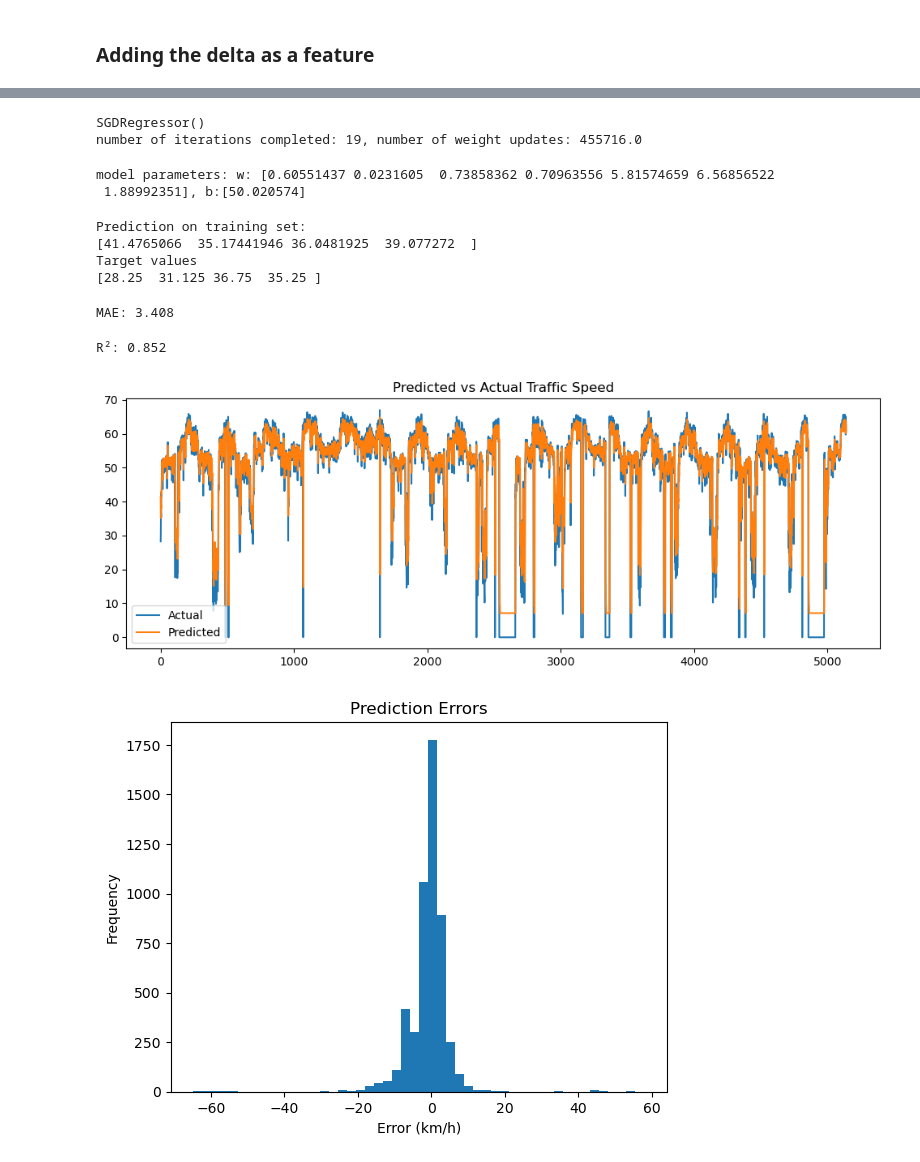
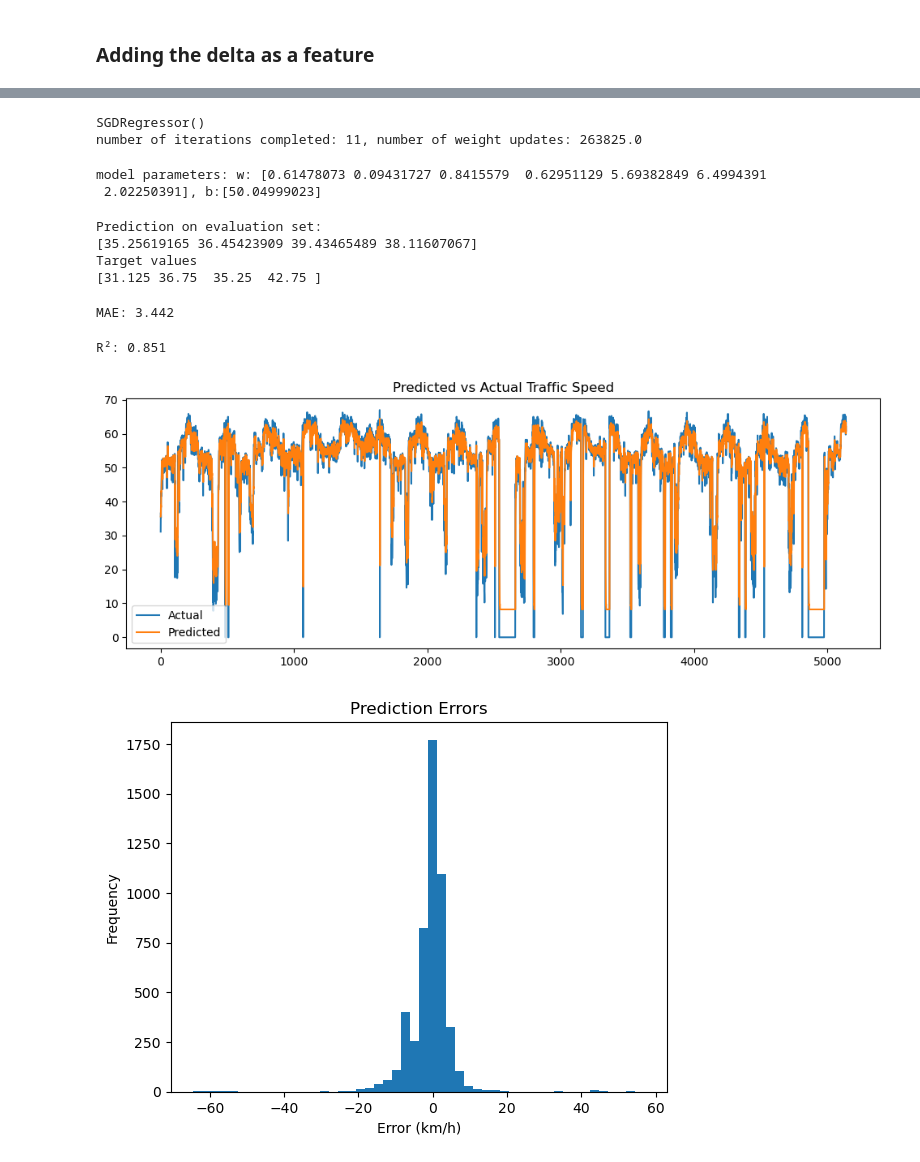
Before and after one commit to Ahmedianoo/traffic-speed-forecasting, a Jupyter notebook: traffic-speed-prediction.ipynb, the cells around one changed output, grey strips where cells are left out. Drawn from its saved outputs; the diff is of its cells as text; code cells hidden in the pictures.

```diff
--- a/traffic-speed-prediction.ipynb
+++ b/traffic-speed-prediction.ipynb
@@ -239,5 +239,9 @@ Label shape: (34265,) Label type: <class 'numpy.ndarray'>
 # %%
-X_fe_train = X_fe[:train_end]
-X_fe_val = X_fe[train_end:val_end]
-X_fe_test = X_fe[val_end:]
+m_fe = X_fe.shape[0]
+train_fe_end = int(m_fe * 0.7)
+val_fe_end = int(m_fe * 0.85)
+
+X_fe_train, y_fe_train = X_fe[:train_fe_end], y[:train_fe_end]
+X_fe_val, y_fe_val = X_fe[train_fe_end:val_fe_end], y[train_fe_end:val_fe_end]
+X_fe_test, y_fe_test = X_fe[val_fe_end:], y[val_fe_end:]
 # %%
@@ -276,55 +281,55 @@ plot_features_vs_label(X_fe_norm, y_train, feature_names=feature_names, sample_s
 # %%
 sgdr = SGDRegressor(max_iter=1000)
-sgdr.fit(X_fe_norm, y_train)
+sgdr.fit(X_fe_norm, y_fe_train)
 print(sgdr)
 print(f"number of iterations completed: {sgdr.n_iter_}, number of weight updates: {sgdr.t_}")
 # %% [output]
 SGDRegressor()
-number of iterations completed: 19, number of weight updates: 455716.0
+number of iterations completed: 11, number of weight updates: 263825.0
 # %%
 b_fe_norm = sgdr.intercept_
 w_fe_norm = sgdr.coef_
 print(f"model parameters: w: {w_fe_norm}, b:{b_fe_norm}")
 # %% [output]
-model parameters: w: [0.60551437 0.0231605  0.73858362 0.70963556 5.81574659 6.56856522
- 1.88992351], b:[50.020574]
+model parameters: w: [0.61478073 0.09431727 0.8415579  0.62951129 5.69382849 6.4994391
+ 2.02250391], b:[50.04999023]
 # %%
-y_pred = sgdr.predict(X_fe_val_norm)
+y_fe_pred = sgdr.predict(X_fe_val_norm)
 
-print(f"Prediction on training set:\n{y_pred[:4]}" )
-print(f"Target values \n{y_val[:4]}")
+print(f"Prediction on evaluation set:\n{y_fe_pred[:4]}" )
+print(f"Target values \n{y_fe_val[:4]}")
 # %% [output]
-Prediction on training set:
-[41.4765066  35.17441946 36.0481925  39.077272  ]
+Prediction on evaluation set:
+[35.25619165 36.45423909 39.43465489 38.11607067]
 Target values
-[28.25  31.125 36.75  35.25 ]
+[31.125 36.75  35.25  42.75 ]
 # %%
 
-mae = mean_absolute_error(y_val, y_pred)
+mae = mean_absolute_error(y_fe_val, y_fe_pred)
 print(f"MAE: {mae:.3f}")
 # %% [output]
-MAE: 3.408
+MAE: 3.442
 # %%
-r2 = r2_score(y_val, y_pred)
+r2 = r2_score(y_fe_val, y_fe_pred)
 print(f"R²: {r2:.3f}")
 # %% [output]
-R²: 0.852
+R²: 0.851
 # %%
 plt.figure(figsize=(12,4))
-plt.plot(y_val, label="Actual")
-plt.plot(y_pred, label="Predicted")
+plt.plot(y_fe_val, label="Actual")
+plt.plot(y_fe_pred, label="Predicted")
 plt.legend()
 plt.title("Predicted vs Actual Traffic Speed")
 plt.show()
 # %% [output]
-[figure, old version]
+[figure, new version]
 # %%
-errors = y_val - y_pred
+errors = y_fe_val - y_fe_pred
 plt.hist(errors, bins=50)
 plt.title("Prediction Errors")
 plt.xlabel("Error (km/h)")
 plt.ylabel("Frequency")
 plt.show()
 # %% [output]
-[figure, old version]
+[figure, new version]
 # %%
```
Also changed, not shown: parts of 18 cells of this notebook.
